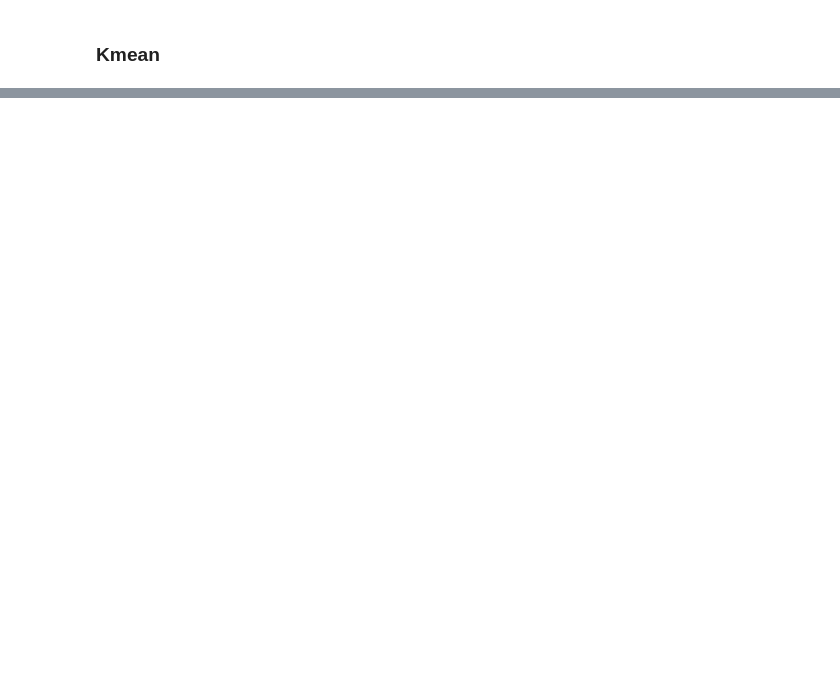
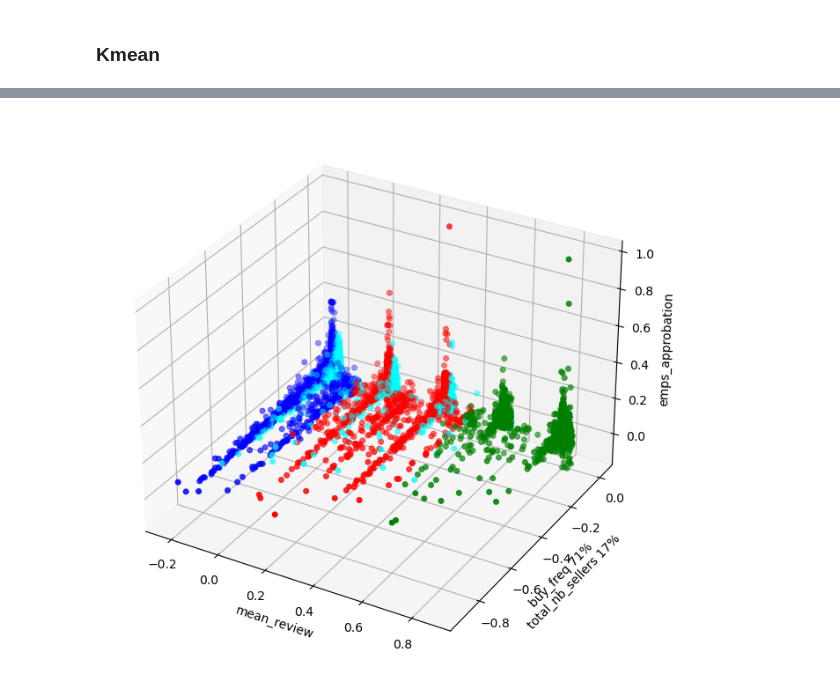
Before and after one commit to MaximeAlt/Brazilia, a Jupyter notebook: Clustering Fonction CSS5.ipynb, the cells around one changed output, grey strips where cells are left out. Saved outputs shown, nothing was run; the diff lists cells and outputs as text; code cells hidden in the pictures; blank space fills up the shorter version.

```diff
--- a/Clustering Fonction CSS5.ipynb
+++ b/Clustering Fonction CSS5.ipynb
@@ -241,0 +283,27 @@ plt.show()
+# %%
+df_segm_pca_kmeans['Segment color'] = df_segm_pca_kmeans['Segment K-means PCA'].map({0:'red',
+                                                                             1:'blue',
+                                                                             2:'green',
+                                                                             3: 'cyan'
+                                                                             })
+
+
+
+x_axis = df_segm_pca_kmeans['Componant 1'] #mean_review
+y_axis = df_segm_pca_kmeans['Componant 2'] #delivery_distance
+z_axis = df_segm_pca_kmeans['Componant 3'] #temps_commande_livraison 64% & erreur_estimation_livraison 26%
+a_axis = df_segm_pca_kmeans['Componant 4'] #buy_freq 71% & total_nb_sellers 17%
+b_axis = df_segm_pca_kmeans['Componant 5'] #temps_approbation
+
+
+fig = plt.figure(figsize=(10, 8))
+ax = fig.add_subplot(111, projection='3d')
+ax.scatter(x_axis, a_axis, b_axis, c=df_segm_pca_kmeans['Segment color'], linewidth=0.5);
+
+ax.set_xlabel('mean_review')
+ax.set_ylabel('buy_freq 71% \n total_nb_sellers 17%')
+ax.set_zlabel('emps_approbation')
+
+plt.show()
+# %% [output]
+[figure, added]
```
Also changed, not shown: parts of 9 cells of this notebook, 2 other files.
